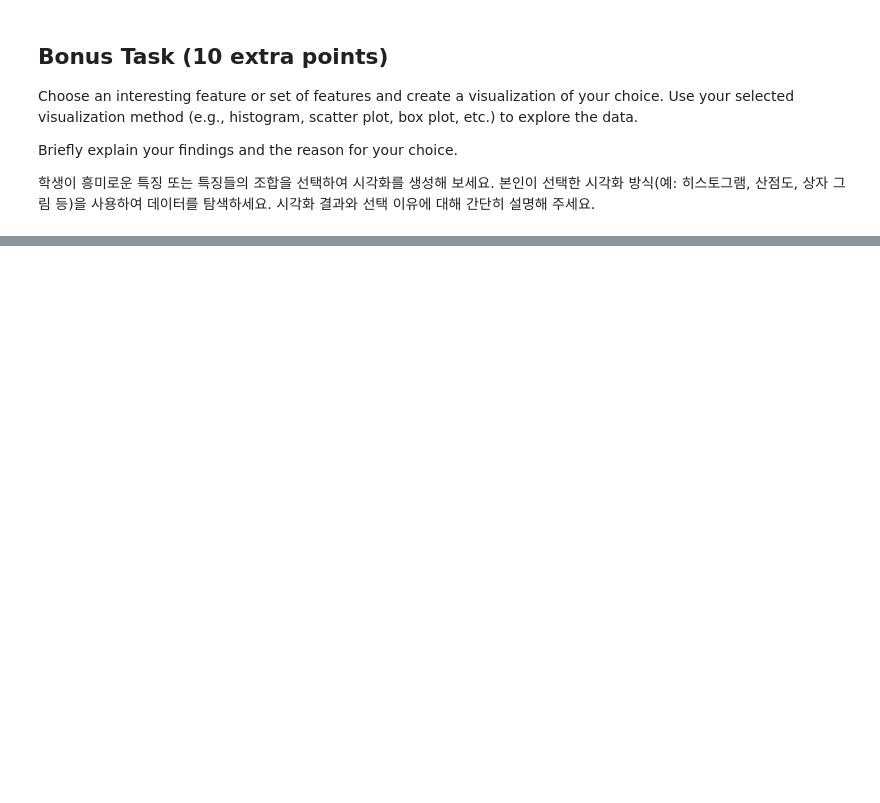
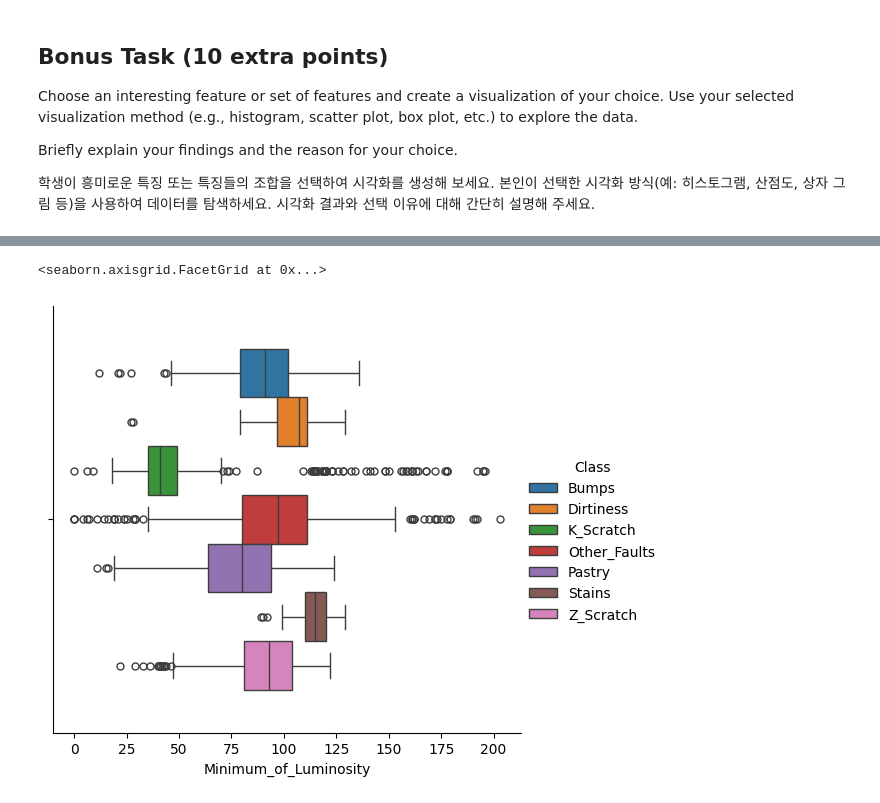
Before and after one commit to SyngyeonTak/Best-README-Template, a Jupyter notebook: DAEM_Midterm_practical_test.ipynb, the cells around one changed output, grey strips where cells are left out. Drawn from its saved outputs; the diff is of its cells as text; code cells hidden in the pictures; blank space fills up the shorter version.

```diff
--- a/DAEM_Midterm_practical_test.ipynb
+++ b/DAEM_Midterm_practical_test.ipynb
@@ -441,0 +479,7 @@ Briefly explain your findings and the reason for your choice.
+# %%
+sns.catplot(data = data, x = 'Minimum_of_Luminosity', kind = 'box', hue = 'Class')
+
+# I created box plots for Minimum of Luminosity in each of Classes. Now we can determine the the low minimum Luminosity tends to happen in K_Scratch.
+# %% [output]
+<seaborn.axisgrid.FacetGrid at 0x...>
+[figure, added]
```
Also changed, not shown: parts of 3 cells of this notebook.
